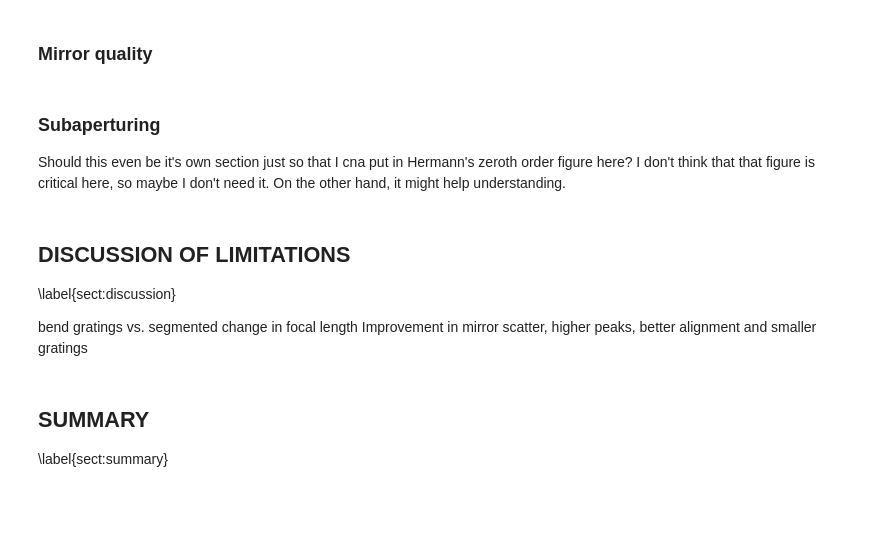
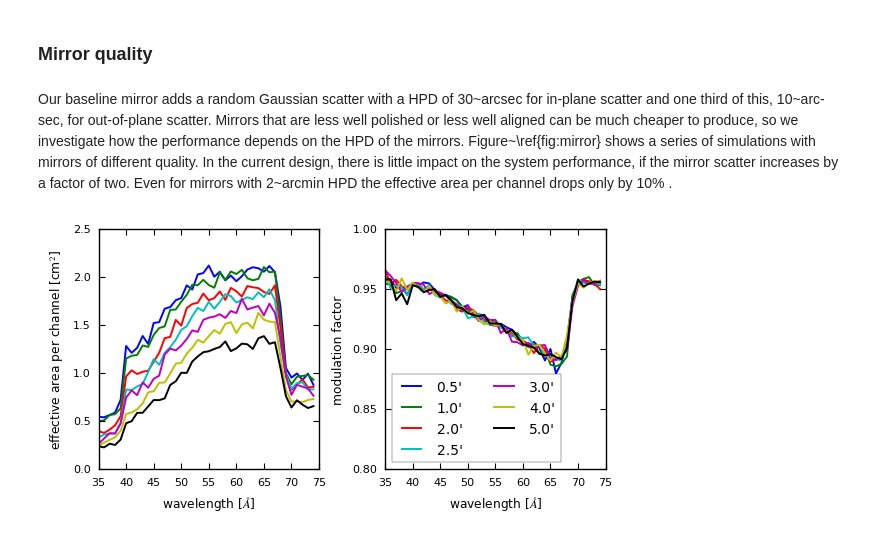
Before and after one commit to X-raypol/ray-trace, a Jupyter notebook: notebooks/REDSoXAeff.ipynb, the cells around one changed output. Drawn from its saved outputs; the diff is of its cells as text; code cells hidden in the pictures; blank space fills up the shorter version.

```diff
--- a/notebooks/REDSoXAeff.ipynb
+++ b/notebooks/REDSoXAeff.ipynb
@@ -556,4 +600,6 @@ and is discussed in more detail in the contribution \textbf{reference ot Marshal
 # %%
+from matplotlib.ticker import MaxNLocator
+
 point_fixed = Table.read(os.path.join(datadir, 'aeff', 'deep.fits'))
 with plt.style.context('seaborn-paper'):
     fig = plt.figure(figsize=(6,3))
@@ -576,6 +622,13 @@ with plt.style.context('seaborn-paper'):
     ax3.set_xlabel('wavelength [$\AA$]')
     ax3.set_ylabel('figure of merrit [cm]')
     ax3.set_xlim([35, 75])
-    fig.subplots_adjust(wspace=0.5)
+
+    for ax in [ax1, ax2, ax3]:
+        ax.xaxis.set_major_locator(MaxNLocator(5))
+        ax.xaxis.set_minor_locator(MaxNLocator(10))
+
+
+    fig.subplots_adjust(wspace=0.5, bottom=0.17, top=0.97, right=0.97)
     fig.savefig(spiefig + 'aeff.pdf')
+    fig.savefig(spiefig + 'talk/aeff.png')
 # %% [output]
@@ -640,18 +658,29 @@ Change in effective area and modulation factor with pointing jitter. The jitter
 # %% [markdown]
 ### Mirror quality
-# %% [markdown]
-### Subaperturing
-
-Should this even be it's own section just so that I cna put in Hermann's zeroth order figure here? I don't think that that figure is critical here, so maybe I don't need it. On the other hand, it might help understanding.
-# %% [markdown]
-## DISCUSSION OF LIMITATIONS
-
-\label{sect:discussion}
-
-bend gratings vs. segmented
-change in focal length
-Improvement in mirror scatter, higher peaks, better alignment and smaller gratings
-# %% [markdown]
-## SUMMARY
-
-\label{sect:summary}
+# %% [markdown]
+Our baseline mirror adds a random Gaussian scatter with a HPD of 30~arcsec for in-plane scatter and one third of this, 10~arc-sec, for out-of-plane scatter. Mirrors that are less well polished or less well aligned can be much cheaper to produce, so we investigate how the performance depends on the HPD of the mirrors. Figure~\ref{fig:mirror} shows a series of simulations with mirrors of different quality. In the current design, there is little impact on the system performance, if the mirror scatter increases by a factor of two. Even for mirrors with 2~arcmin HPD the effective area per channel drops only by 10\% .
+# %%
+scatter = Table.read(os.path.join(datadir, 'aeff', 'mirrorscatter.fits'))
+
+fig = plt.figure(figsize=(6, 3))
+
+with plt.style.context('seaborn-paper'):
+    ax = fig.add_subplot(1, 2, 1)
+    axm = fig.add_subplot(122)
+    for i in range(len(scatter)):
+        ax.plot(wave, scatter[i]['Aeff'][:, 1] * Ageom, label="{0:3.1f}'".format(np.rad2deg(scatter['inplane'][i]) * 60*2.35))
+        axm.plot(wave, -scatter[i]['modulation'][:, 1], label="{0:3.1f}'".format(np.rad2deg(scatter['inplane'][i]) * 60*2.35))
+
+    axm.set_ylim([0.8, 1.0])
+    axm.legend(ncol=2, loc='lower left', fontsize='medium')
+    ax.set_xlabel('wavelength [$\AA$]')
+    ax.set_ylabel('effective area per channel [cm$^2$]')
+    ax.set_xlim([35, 75])
+
+    axm.set_xlabel('wavelength [$\AA$]')
+    axm.set_ylabel('modulation factor')
+    axm.set_xlim([35, 75])
+    fig.subplots_adjust(wspace=0.3, bottom=0.17, top=0.97, right=0.97)
+    fig.savefig(spiefig + 'mirror.pdf')
+# %% [output]
+[figure, added]
```
Also changed, not shown: parts of 45 cells of this notebook, 5 other files.
